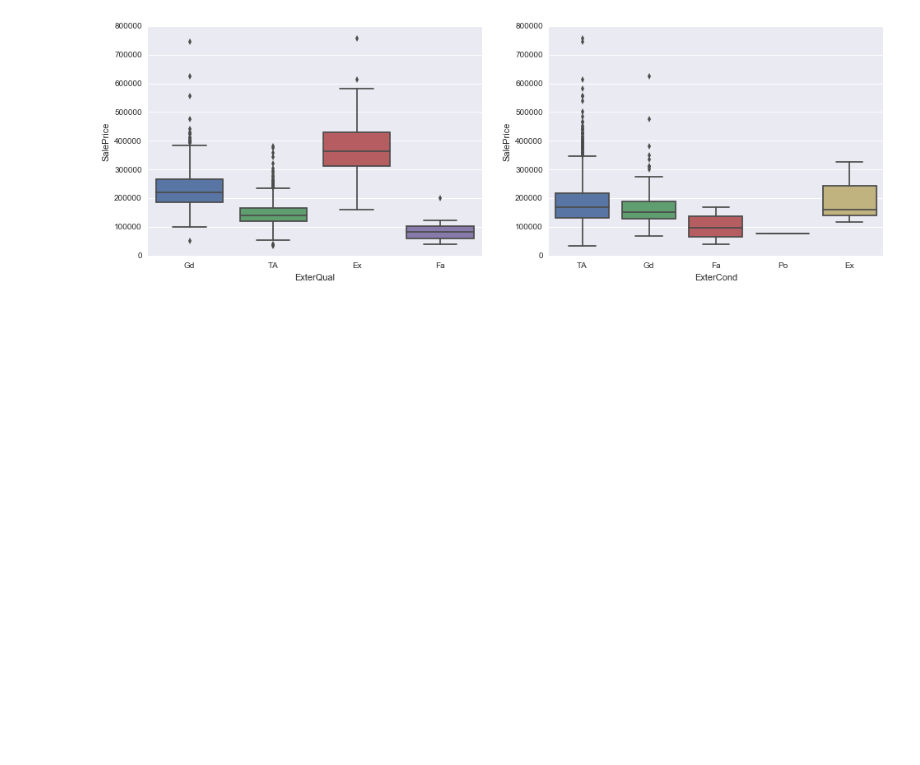
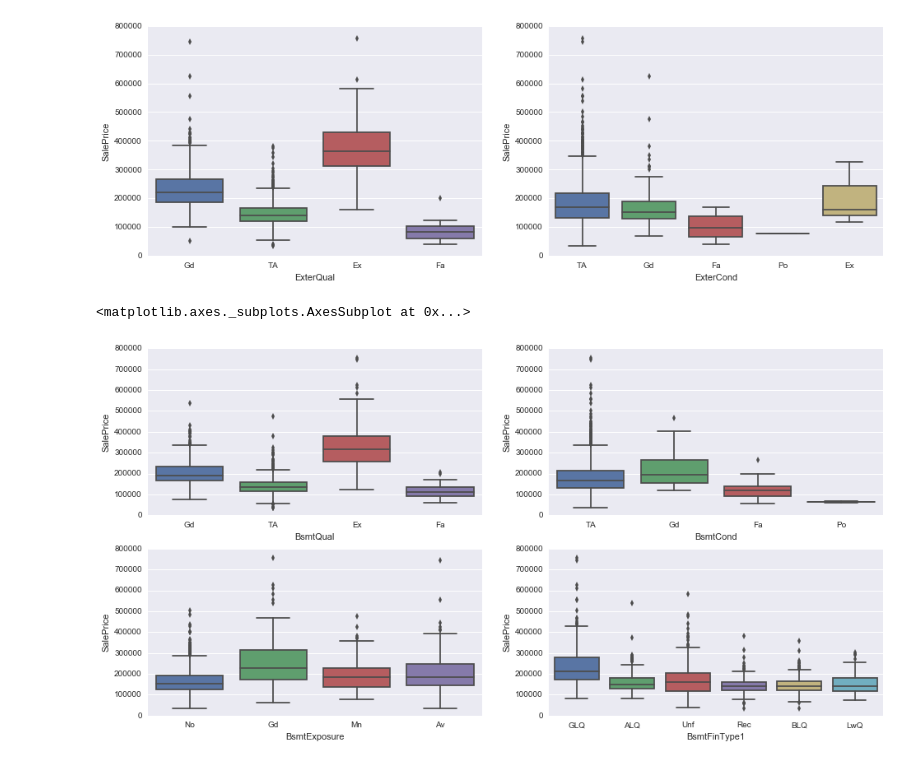
Before and after one commit to rajashreebaradur/Kaggle_HousePrices, a Jupyter notebook: getting_cleaning_data.ipynb, the cells around one changed output. Drawn from its saved outputs; the diff is of its cells as text; code cells hidden in the pictures; blank space fills up the shorter version.

Commit message:
more visualizations added
more visualizations added for categorical features

```diff
--- a/getting_cleaning_data.ipynb
+++ b/getting_cleaning_data.ipynb
@@ -335,3 +335,13 @@ sns.boxplot('ExterCond', 'SalePrice', data=df, ax=ax[1])
 # %% [output]
 <matplotlib.axes._subplots.AxesSubplot at 0x...>
 [figure]
+# %%
+# Basement conditions
+fig, ax = plt.subplots(2, 2, figsize=(16, 8))
+sns.boxplot('BsmtQual', 'SalePrice', data=df, ax=ax[0, 0])
+sns.boxplot('BsmtCond', 'SalePrice', data=df, ax=ax[0, 1])
+sns.boxplot('BsmtExposure', 'SalePrice', data=df, ax=ax[1, 0])
+sns.boxplot('BsmtFinType1', 'SalePrice', data=df, ax=ax[1, 1])
+# %% [output]
+<matplotlib.axes._subplots.AxesSubplot at 0x...>
+[figure, added]
```
Also changed, not shown: parts of 13 cells of this notebook.
